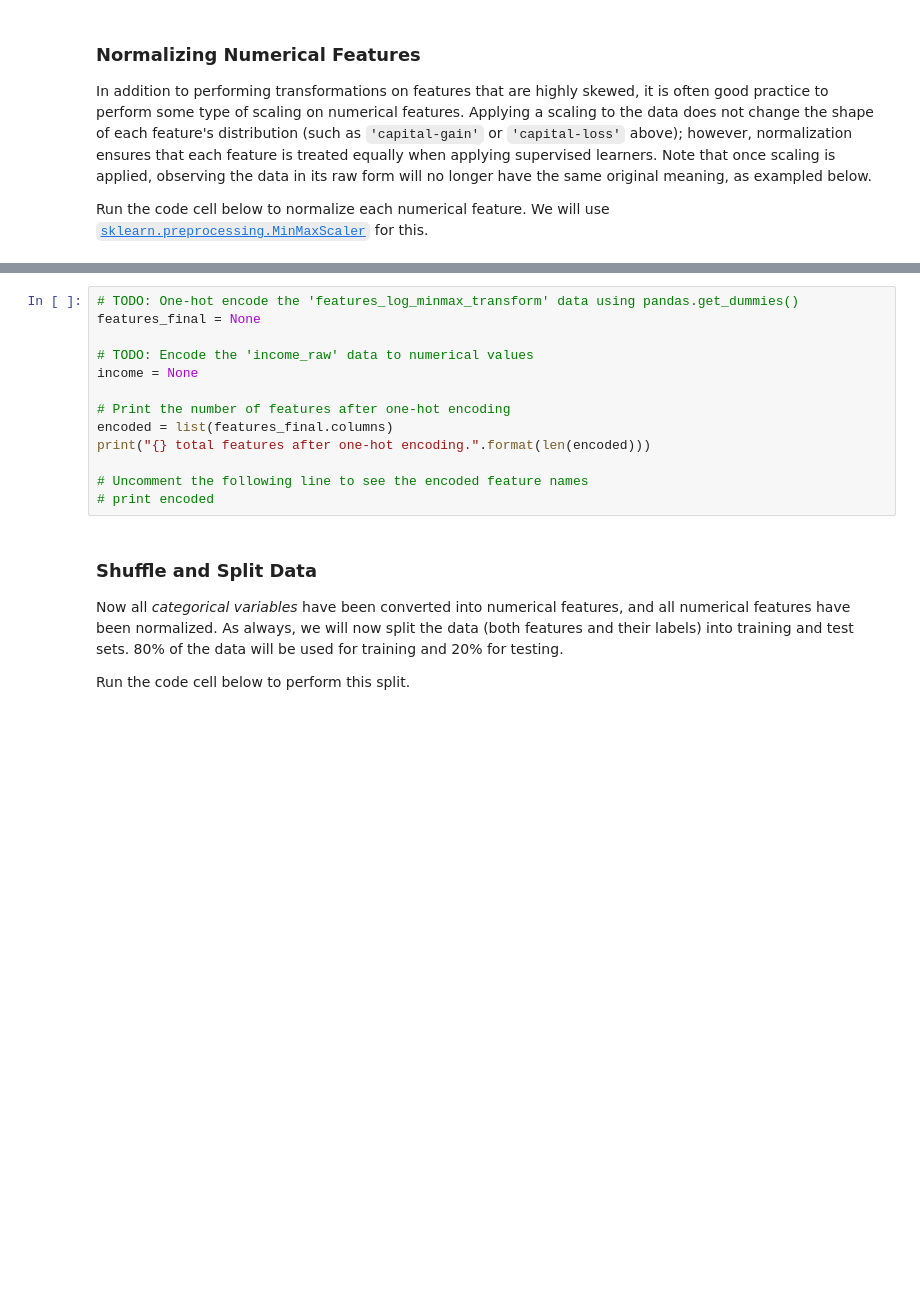
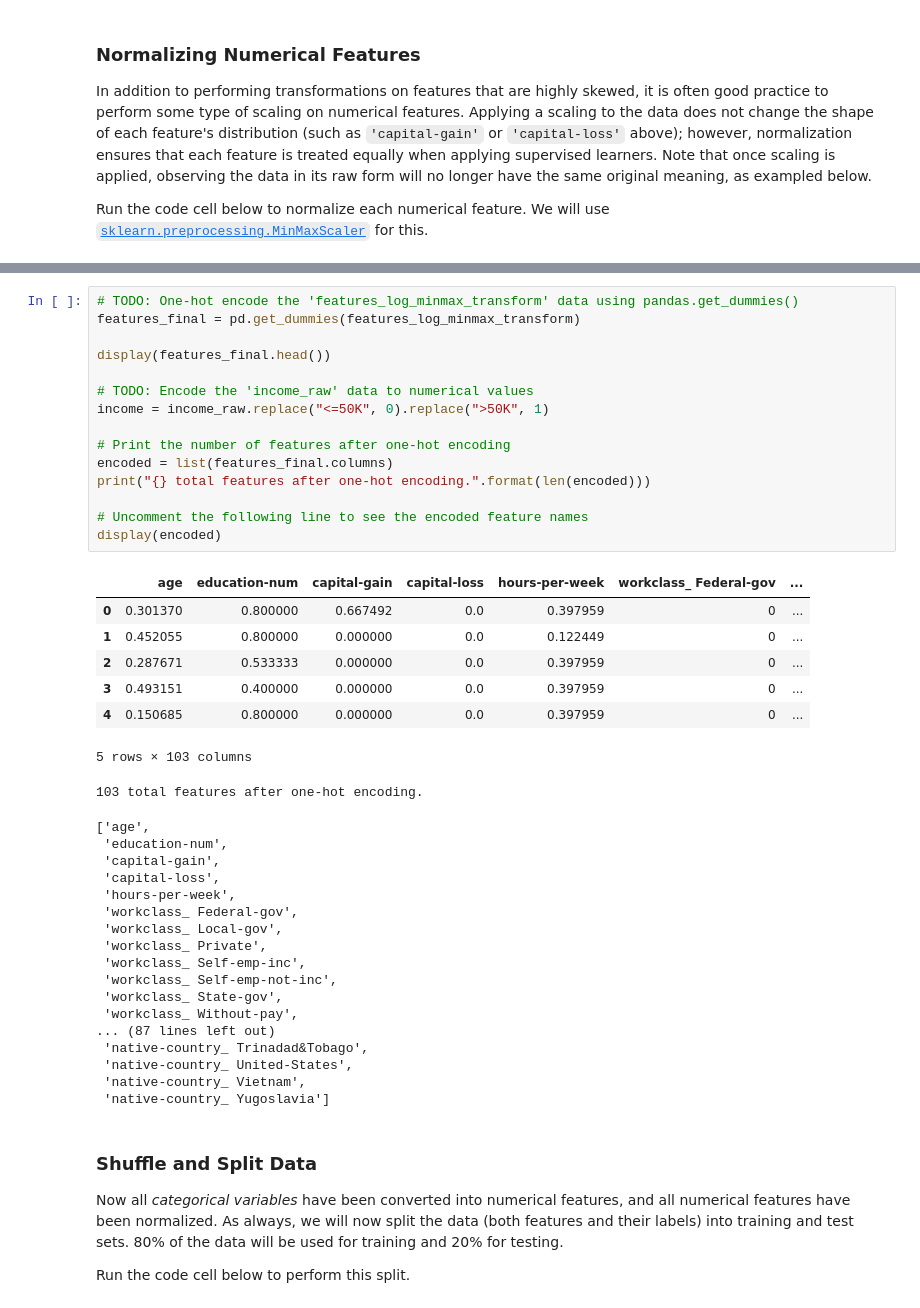
Before and after one commit to jkielbaey/MLND-Donor-for-CharityML, a Jupyter notebook: finding_donors.ipynb, the cells around one changed output, grey strips where cells are left out. Cells and saved outputs as stored; diff of their text form; blank space fills up the shorter version.

```diff
--- a/finding_donors.ipynb
+++ b/finding_donors.ipynb
@@ -173,17 +196,45 @@ Additionally, as with the non-numeric features, we need to convert the non-numer
    - Set records with "<=50K" to `0` and records with ">50K" to `1`.
 # %%
 # TODO: One-hot encode the 'features_log_minmax_transform' data using pandas.get_dummies()
-features_final = None
+features_final = pd.get_dummies(features_log_minmax_transform)
+
+display(features_final.head())
 
 # TODO: Encode the 'income_raw' data to numerical values
-income = None
+income = income_raw.replace("<=50K", 0).replace(">50K", 1)
 
 # Print the number of features after one-hot encoding
 encoded = list(features_final.columns)
 print("{} total features after one-hot encoding.".format(len(encoded)))
 
 # Uncomment the following line to see the encoded feature names
-# print encoded
+display(encoded)
+# %% [output]
+|  | age | education-num | capital-gain | capital-loss | hours-per-week | workclass_ Federal-gov | ... |
+| 0 | 0.301370 | 0.800000 | 0.667492 | 0.0 | 0.397959 | 0 | ... |
+| 1 | 0.452055 | 0.800000 | 0.000000 | 0.0 | 0.122449 | 0 | ... |
+| 2 | 0.287671 | 0.533333 | 0.000000 | 0.0 | 0.397959 | 0 | ... |
+| 3 | 0.493151 | 0.400000 | 0.000000 | 0.0 | 0.397959 | 0 | ... |
+| 4 | 0.150685 | 0.800000 | 0.000000 | 0.0 | 0.397959 | 0 | ... |
+5 rows × 103 columns
+103 total features after one-hot encoding.
+['age',
+ 'education-num',
+ 'capital-gain',
+ 'capital-loss',
+ 'hours-per-week',
+ 'workclass_ Federal-gov',
+ 'workclass_ Local-gov',
+ 'workclass_ Private',
+ 'workclass_ Self-emp-inc',
+ 'workclass_ Self-emp-not-inc',
+ 'workclass_ State-gov',
+ 'workclass_ Without-pay',
+... (87 lines left out)
+ 'native-country_ Trinadad&Tobago',
+ 'native-country_ United-States',
+ 'native-country_ Vietnam',
+ 'native-country_ Yugoslavia']
 # %% [markdown]
 ### Shuffle and Split Data
 Now all _categorical variables_ have been converted into numerical features, and all numerical features have been normalized. As always, we will now split the data (both features and their labels) into training and test sets. 80% of the data will be used for training and 20% for testing.
```
Also changed, not shown: parts of 6 cells of this notebook.
